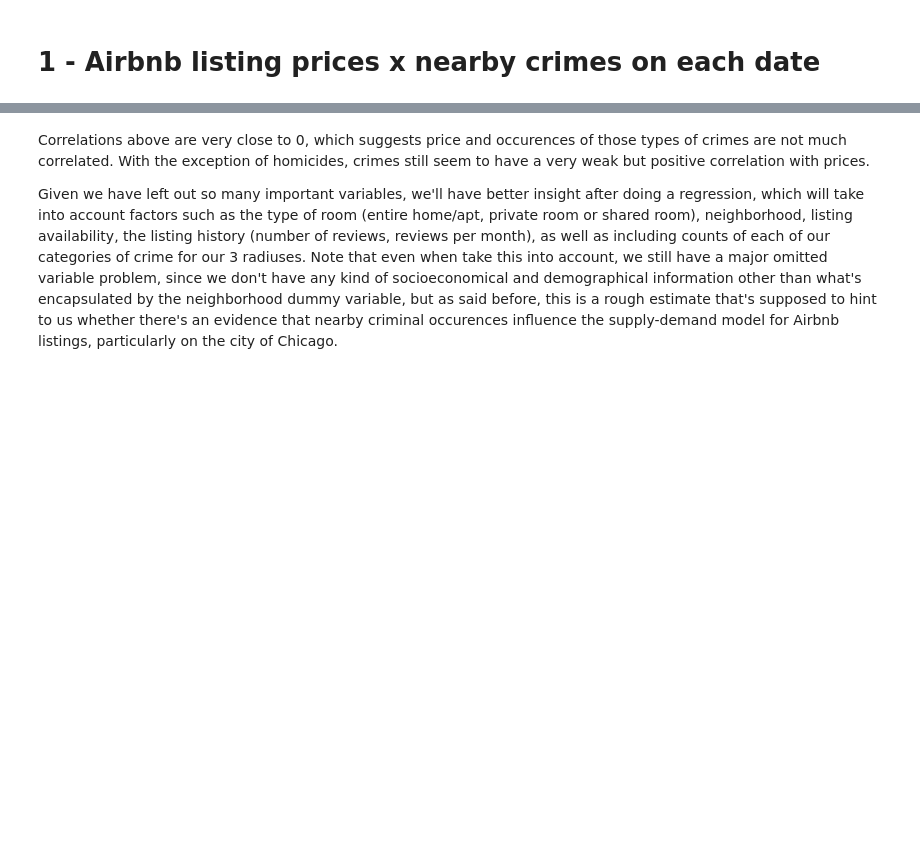
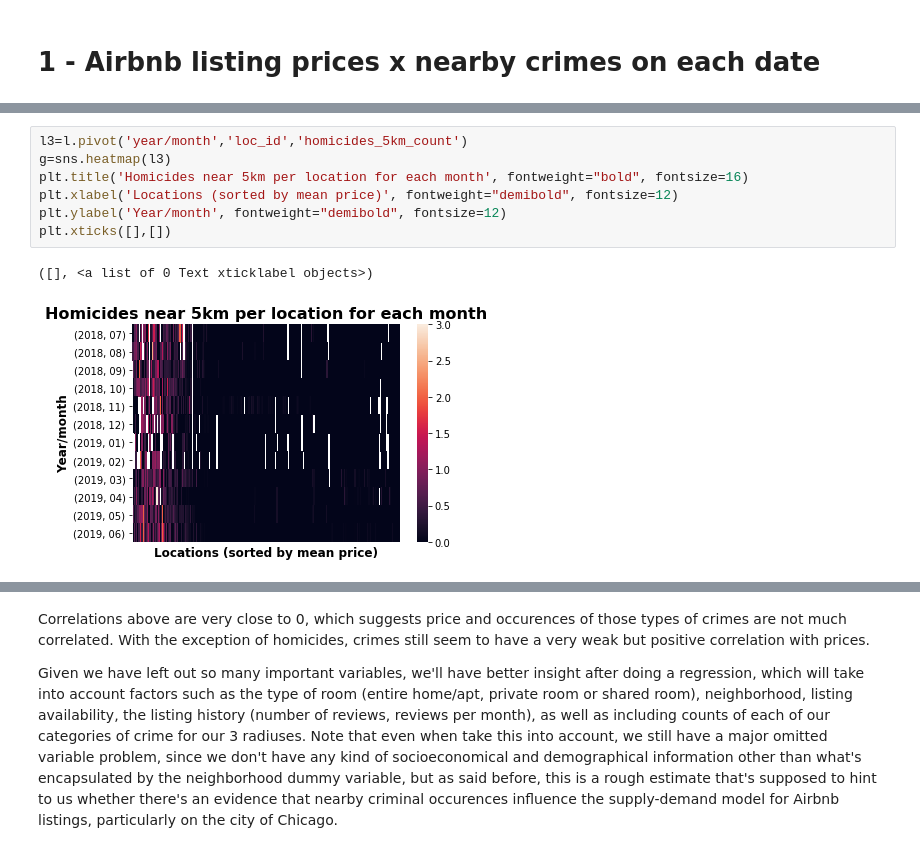
Before and after one commit to NovaisGabriel/DataScienceEMAp_AraujoNovais, a Jupyter notebook: FDS_part2_stat.ipynb, the cells around one changed output, grey strips where cells are left out. Cells and saved outputs as stored; diff of their text form; blank space fills up the shorter version.

```diff
--- a/FDS_part2_stat.ipynb
+++ b/FDS_part2_stat.ipynb
@@ -6,0 +142,10 @@
+# %%
+l3=l.pivot('year/month','loc_id','homicides_5km_count')
+g=sns.heatmap(l3)
+plt.title('Homicides near 5km per location for each month', fontweight="bold", fontsize=16)
+plt.xlabel('Locations (sorted by mean price)', fontweight="demibold", fontsize=12)
+plt.ylabel('Year/month', fontweight="demibold", fontsize=12)
+plt.xticks([],[])
+# %% [output]
+([], <a list of 0 Text xticklabel objects>)
+[figure, added]
```
Also changed, not shown: parts of 40 cells of this notebook.
